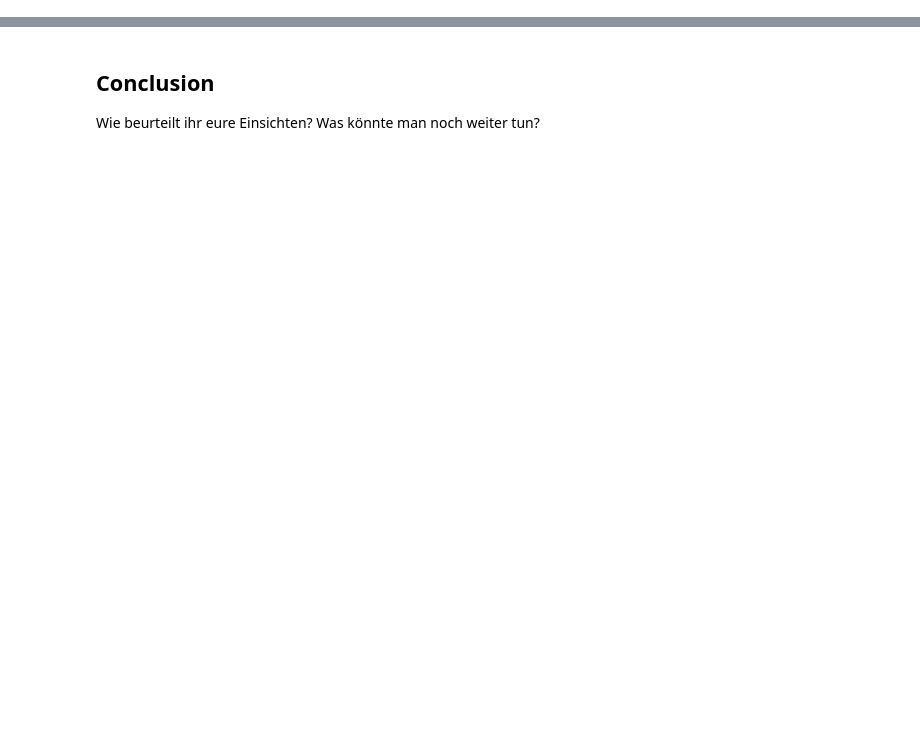
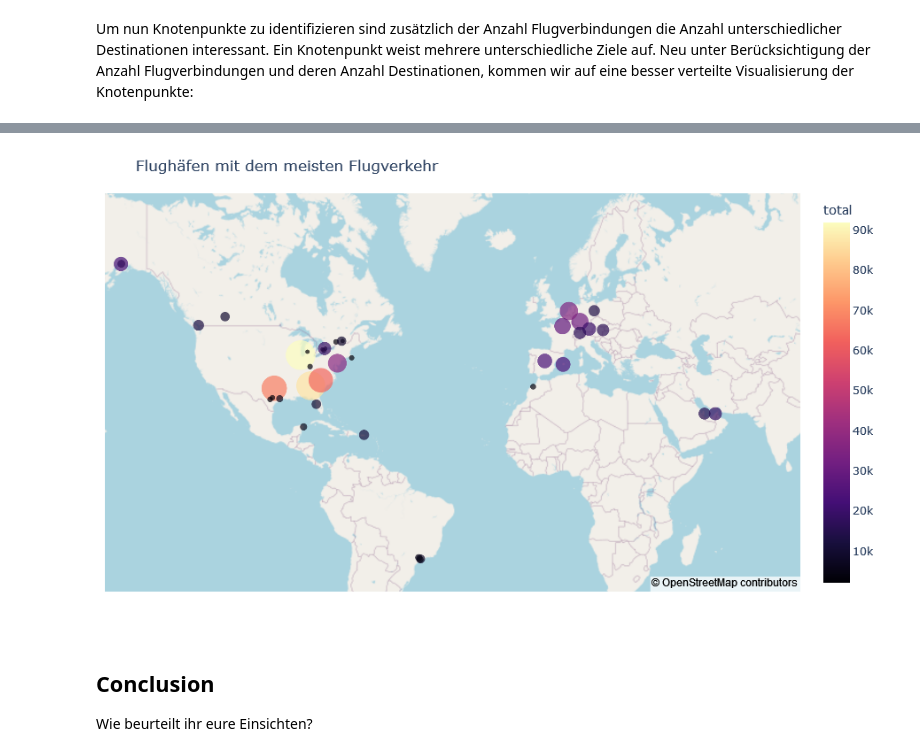
Before and after one commit to marcschny/DataStory_AirplaneHubs, a Jupyter notebook: AirplaneHubs/DataStory.ipynb, the cells around one changed output, grey strips where cells are left out. Saved outputs shown, nothing was run; the diff lists cells and outputs as text; code cells hidden in the pictures; blank space fills up the shorter version.

Commit message:
setup datastory for final

```diff
--- a/AirplaneHubs/DataStory.ipynb
+++ b/AirplaneHubs/DataStory.ipynb
@@ -14,0 +1,3 @@ Unterschied
+# %%
+import datastory_plots as dsp
+df_airports, df_flights = dsp.load_data()
@@ -31,0 +52,5 @@ Beschreibt hier die Daten und die Zusammenhänge die ihr untersucht und findet.
+# %% [markdown]
+Um nun Knotenpunkte zu identifizieren sind zusätzlich der Anzahl Flugverbindungen die Anzahl unterschiedlicher Destinationen interessant. Ein Knotenpunkt weist mehrere unterschiedliche Ziele auf. Neu unter Berücksichtigung der Anzahl Flugverbindungen und deren Anzahl  Destinationen, kommen wir auf eine besser verteilte Visualisierung der Knotenpunkte:
+# %%
+dsp.traffic_map_total_destinations(df_airports, 0.993)
+# %% [output]
@@ -32,3 +58,4 @@ Beschreibt hier die Daten und die Zusammenhänge die ihr untersucht und findet.
+[figure, added]
 # %% [markdown]
 ## Conclusion
-Wie beurteilt ihr eure Einsichten? Was könnte man noch weiter tun?
+Wie beurteilt ihr eure Einsichten?
```
Also changed, not shown: parts of 11 cells of this notebook, 2 other files.
